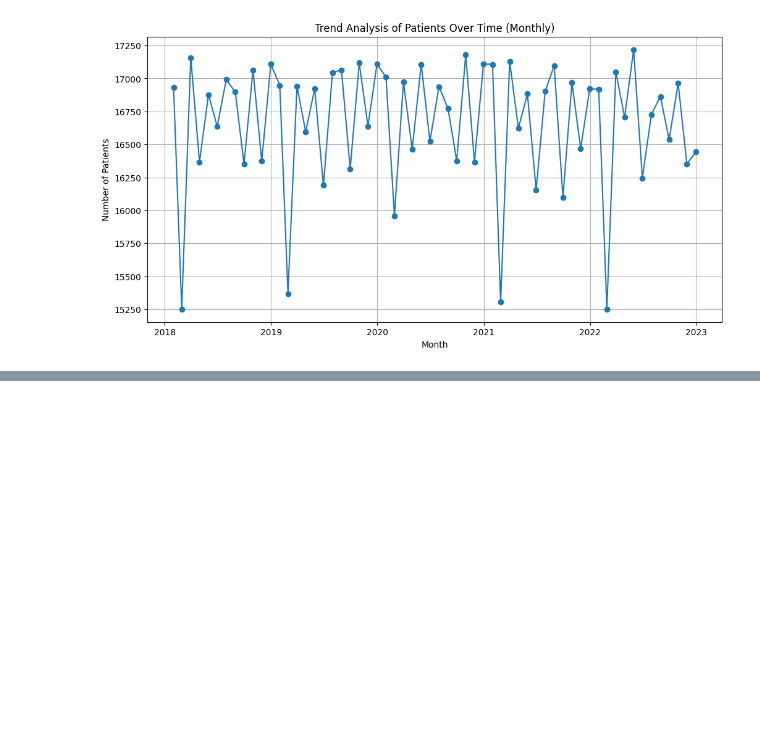
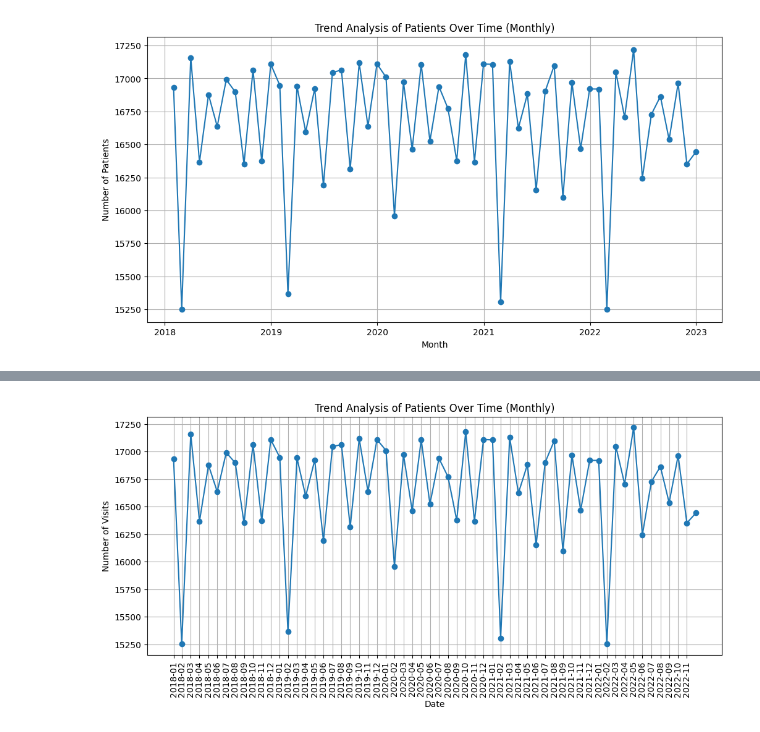
Before and after one commit to hsabaghpour/Health_Care_Data_Analysis_project, a Jupyter notebook: Trend_Analysis_of_Patient_Visit_Demo_Dataset.ipynb, the cells around one changed output, grey strips where cells are left out. Drawn from its saved outputs; the diff is of its cells as text; code cells hidden in the pictures; blank space fills up the shorter version.

```diff
--- a/Trend_Analysis_of_Patient_Visit_Demo_Dataset.ipynb
+++ b/Trend_Analysis_of_Patient_Visit_Demo_Dataset.ipynb
@@ -114,3 +114,6 @@ plt.grid(True)
 plt.show()
 # %% [output]
 [figure]
+# %%
+monthly_ticks = pd.date_range(start=df_visit.index.min(), end=df_visit.index.max(), freq='M')
+monthly_labels = [date.strftime('%Y-%m') for date in monthly_ticks]
@@ -116,0 +137,11 @@ plt.show()
+# %%
+plt.figure(figsize=(12, 5))
+plt.plot(df_resampled_month.index, df_resampled_month['Patient_ID'], marker='o', linestyle='-')
+plt.title('Trend Analysis of Patients Over Time (Monthly)')
+plt.xticks(monthly_ticks, monthly_labels, rotation=90)
+plt.xlabel('Date')
+plt.ylabel('Number of Visits')
+plt.grid(True)
+plt.show()
+# %% [output]
+[figure, added]
```
Also changed, not shown: parts of 5 cells of this notebook.
